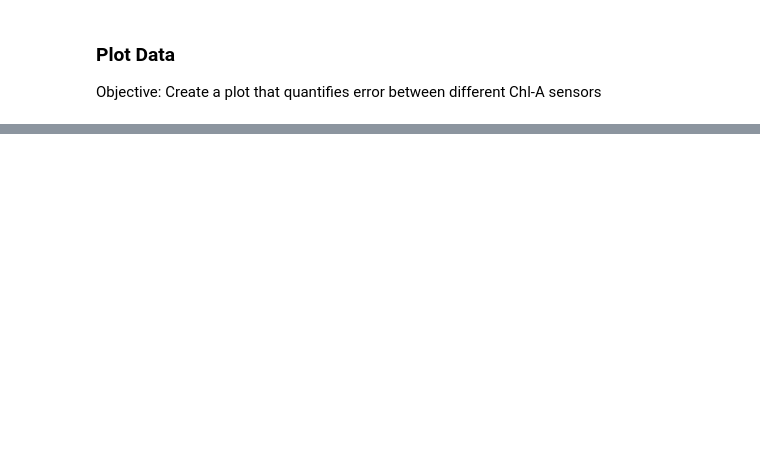
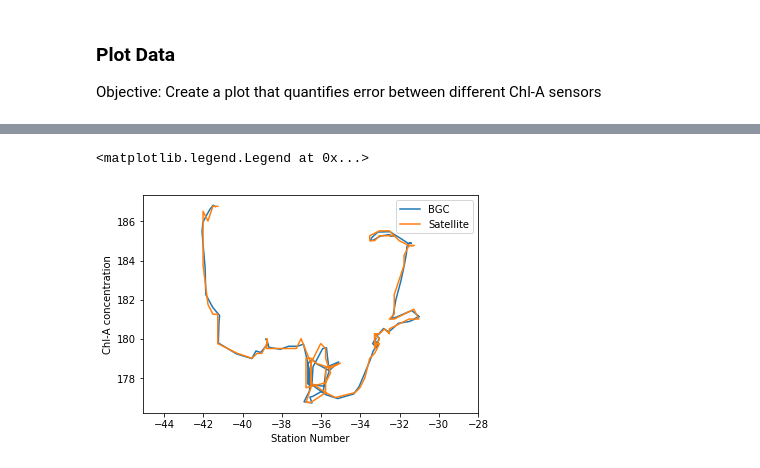
Before and after one commit to AmyPhung/chl-a-comparison, a Jupyter notebook: Workbook4.ipynb, the cells around one changed output, grey strips where cells are left out. Drawn from its saved outputs; the diff is of its cells as text; code cells hidden in the pictures; blank space fills up the shorter version.

```diff
--- a/Workbook4.ipynb
+++ b/Workbook4.ipynb
@@ -105,11 +108,20 @@ def findNearestValue(lat, long, day_num, df):
 
     Returns:
         chl_A_value (float): chl-A value of nearest satellite data point
+        nearest_lat (float): Latitiude of nearest data point
+        nearest_long (float): Longitude of nearest data point
     """
     time_df = filterByTime(day_num, df)
-    chl_A_value = findNearestPoint(lat, long, time_df)
+    nearest_sat_df = findNearestPoint(lat, long, time_df)
 
-    return chl_A_value
+    chl_A_value = nearest_sat_df[SAT_CHL_A_NAME]
+    nearest_lat = nearest_sat_df["Latitude [degrees_north]"]
+    nearest_long = nearest_sat_df["Longitude [degrees_east]"]
+
+    if chl_A_value.count() == 0: # Check if no points were found
+        return None, None, None
+    else:
+        return float(chl_A_value), float(nearest_lat), float(nearest_long)
 
 def filterByTime(day_num, df):
     """Filter dataframe for only applicable time periods.
@@ -146,7 +158,7 @@ def findNearestPoint(lat, long, df):
         df (DataFrame): pandas dataframe containing grid of satellite points
 
     Returns:
-        nearest_chl_a (float): nearest Chl-A value
+        nearest_chl_a (DataFrame): pandas dataframe containing nearest valid satellite station
     """
 
     lats = df["Latitude [degrees_north]"]
@@ -159,9 +171,12 @@ def findNearestPoint(lat, long, df):
     nearest_long_error = abs(longs-long).min()
     nearest_long_idxs = abs(longs-long) == nearest_long_error
 
-    nearest_pt = lat_sat_df[nearest_long_idxs][chl_a_sat]
+    nearest_chl_a = lat_sat_df[nearest_long_idxs]
 
-    if nearest_pt.count() == 0: # Check if no points were found
-        return None
-    else:
-        return float(nearest_pt)
+    return nearest_chl_a
+#     nearest_pt = lat_sat_df[nearest_long_idxs][SAT_CHL_A_NAME]
+
+#     if nearest_pt.count() == 0: # Check if no points were found
+#         return None
+#     else:
+#         return float(nearest_pt)
@@ -270,0 +258,20 @@ plt.legend(["BGC", "Satellite"])
+# %%
+# TODO: Make this object-oriented
+plt.plot(compiled_df["BGC Lat"], compiled_df["BGC Long"])
+plt.plot(compiled_df["Sat Lat"], compiled_df["Sat Long"])
+plt.axis("equal")
+
+
+# TODO: make this prettier
+# TODO: Finish converting .nc to .txt files
+# compiled_df["Sat Chl-A"]
+# compile2 = compiled_df.dropna() # Temporary - currently used to filter na values, will be fixed once all data is loaded
+# plt.plot(compile2["Station Num"], compile2["Sat Chl-A"])
+# compile2
+
+plt.xlabel("Station Number")
+plt.ylabel("Chl-A concentration")
+plt.legend(["BGC", "Satellite"])
+# %% [output]
+<matplotlib.legend.Legend at 0x...>
+[figure, added]
```
Also changed, not shown: parts of 13 cells of this notebook.
